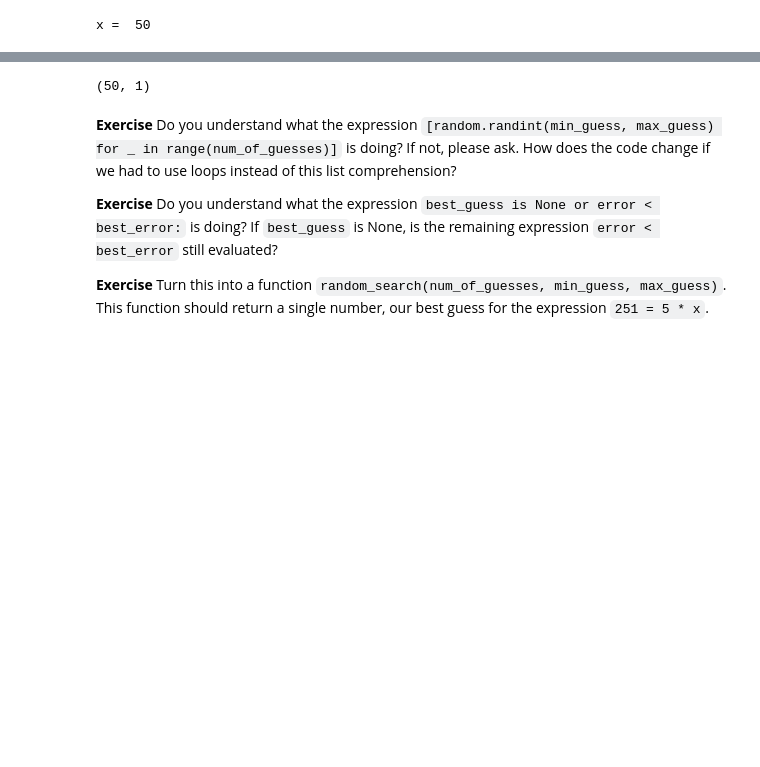
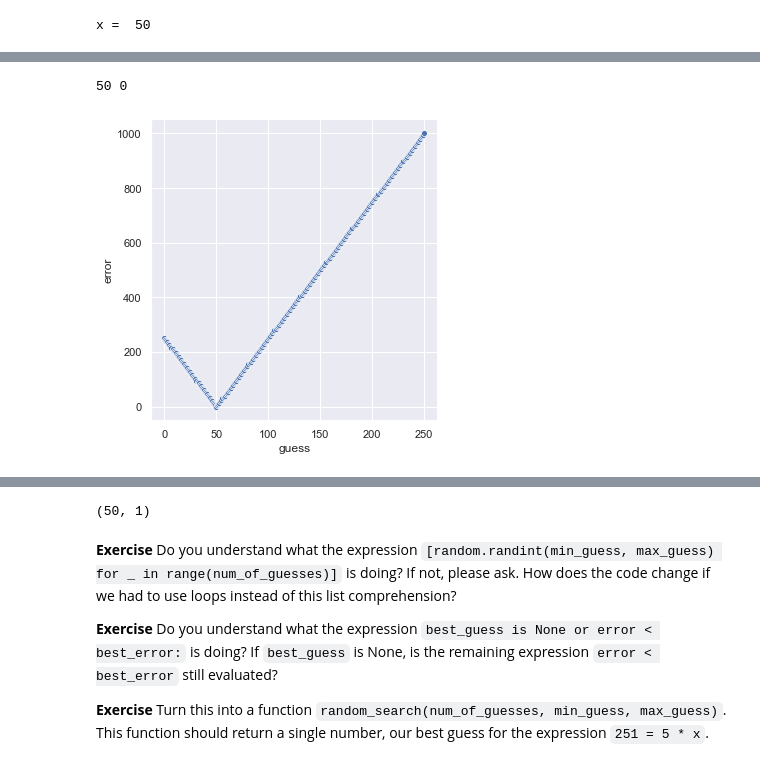
Before and after one commit to falconair/ProgrammingForAnalytics, a Jupyter notebook: lectures/gradient_descent/Gradient Descent.ipynb, the cells around one changed output, grey strips where cells are left out. Drawn from its saved outputs; the diff is of its cells as text; code cells hidden in the pictures; blank space fills up the shorter version.

```diff
--- a/lectures/gradient_descent/Gradient Descent.ipynb
+++ b/lectures/gradient_descent/Gradient Descent.ipynb
@@ -26,0 +131,8 @@ x =  50
+# %%
+best_guess, best_error, guesses = guess(eqn, 250, 0, 251, return_intermediate_vals=True)
+
+print(best_guess, best_error)
+sns.relplot(x="guess", y="error", data=pd.DataFrame(guesses, columns=["guess", "error"]));
+# %% [output]
+50 0
+[figure, added]
```
Also changed, not shown: parts of 18 cells of this notebook, 8 other files.
